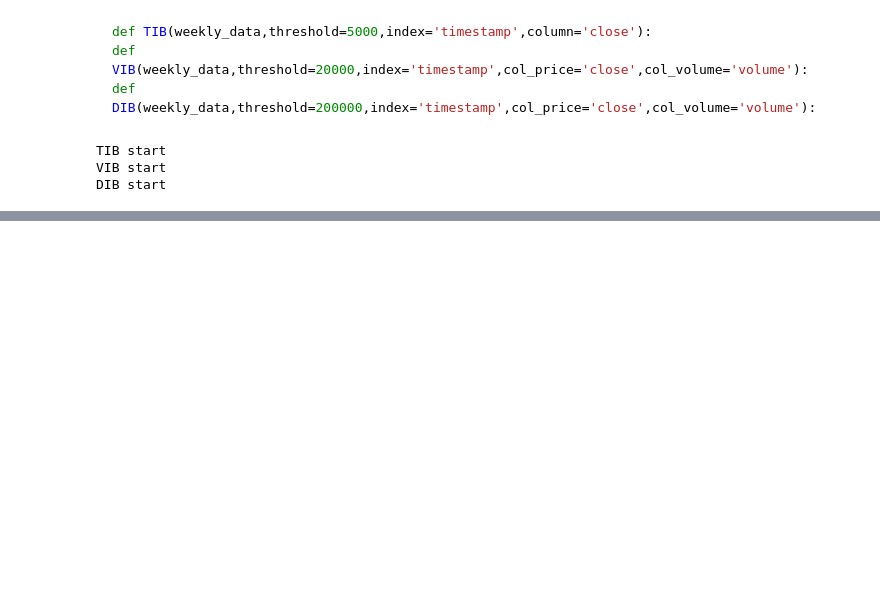
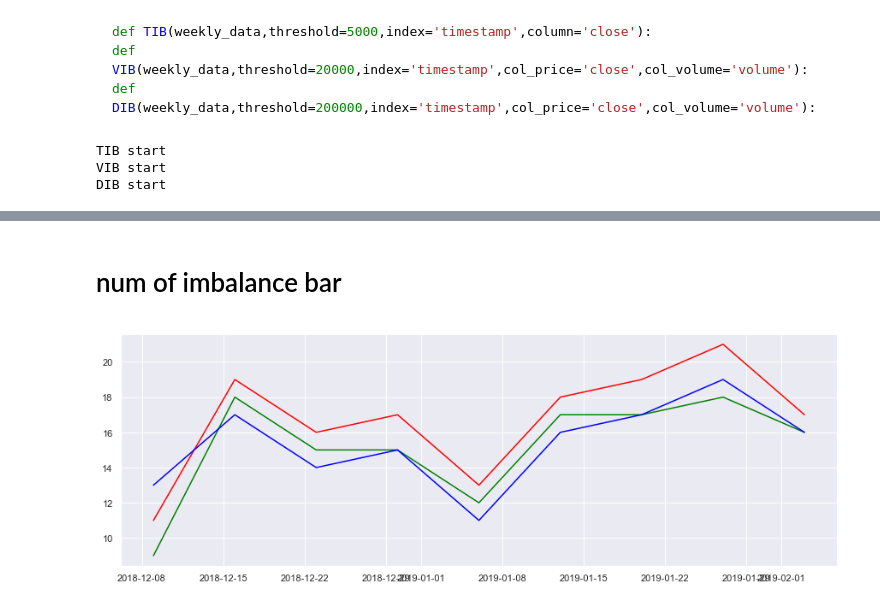
Before and after one commit to kooBH/FinanceServer, a Jupyter notebook: DE_PRADO/ch_v2.ipynb, the cells around one changed output, grey strips where cells are left out. Saved outputs shown, nothing was run; the diff lists cells and outputs as text; code cells hidden in the pictures; blank space fills up the shorter version.

```diff
--- a/DE_PRADO/ch_v2.ipynb
+++ b/DE_PRADO/ch_v2.ipynb
@@ -136,0 +142,23 @@ plt.show()
+# %% [markdown]
+# num of imbalance bar
+# %%
+tick['dummy'] = 1
+volume['dummy'] = 1
+dollar['dummy'] = 1
+logic_count = {
+    'dummy'  : 'sum'
+    }
+
+tick_temp = tick.resample ('W' ).apply(logic_count)
+volume_temp = volume.resample ('W' ).apply(logic_count)
+dollar_temp = dollar.resample ('W' ).apply(logic_count)
+
+fig, ax1 = plt.subplots()
+plt.plot(tick_temp.index, tick_temp['dummy'],color='green')
+plt.plot(volume_temp.index, volume_temp['dummy'],color='red')
+plt.plot(dollar_temp.index, dollar_temp['dummy'],color='blue')
+fig.set_figwidth(15)
+fig.set_figheight(5)
+plt.show()
+# %% [output]
+[figure, added]
```
Also changed, not shown: parts of 21 cells of this notebook, 6 other files.
